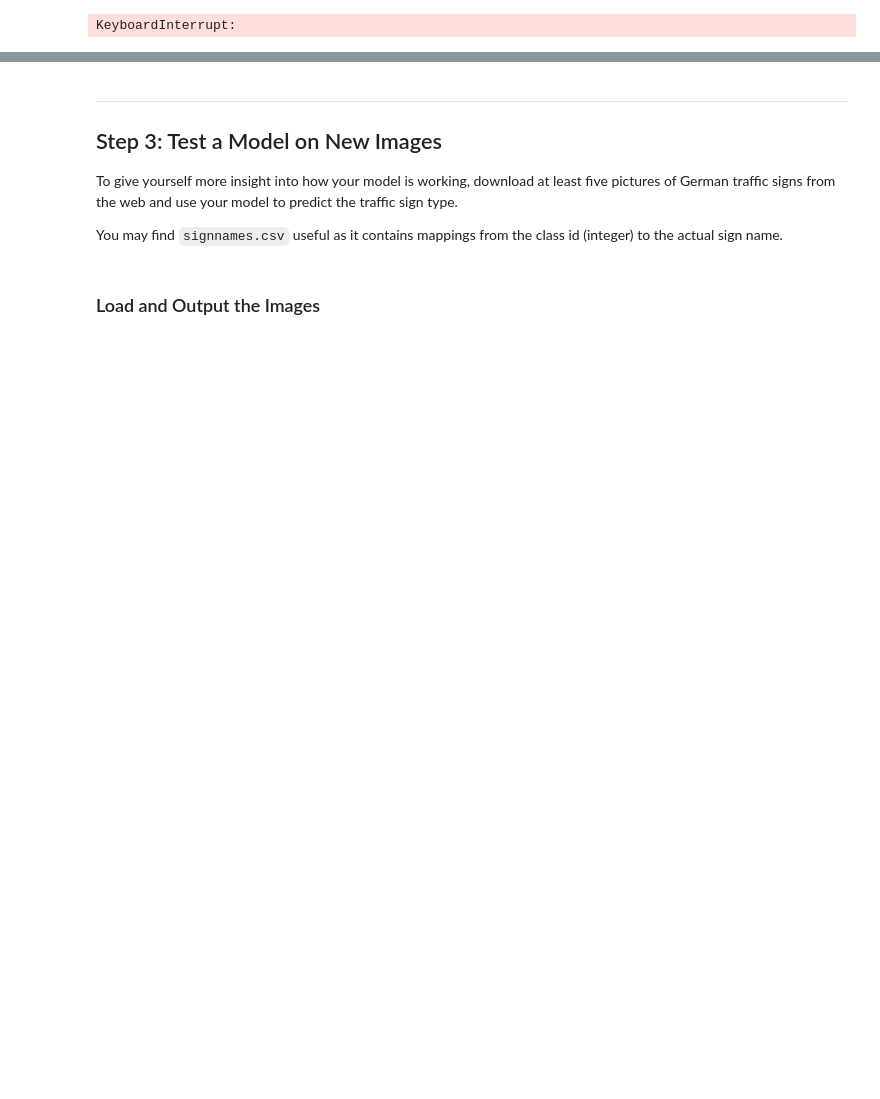
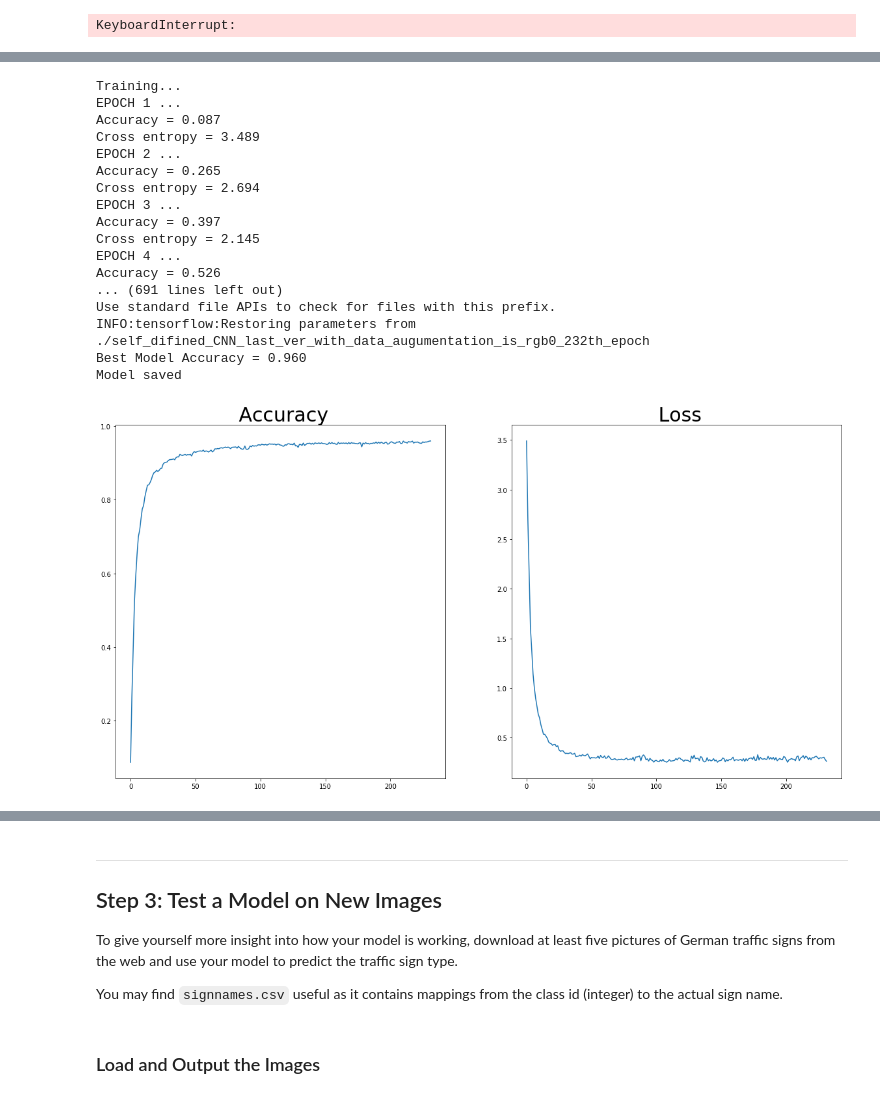
Before and after one commit to KentaNishi/CarND-Traffic-Sign-Classifier-Project, a Jupyter notebook: Traffic_Sign_Classifier.ipynb, the cells around one changed output, grey strips where cells are left out. Drawn from its saved outputs; the diff is of its cells as text; code cells hidden in the pictures; blank space fills up the shorter version.

```diff
--- a/Traffic_Sign_Classifier.ipynb
+++ b/Traffic_Sign_Classifier.ipynb
@@ -1921,15 +1889,17 @@ axes[2].set_title("Test data distribution",fontsize=18)
 
 
 
-rate = 0.0001
+rate = 0.001
 EPOCHS=1000
+BATCH_SIZE=256
+is_rgb = 0
 logits = self_difined_CNN_last_ver(x,keep_prob_1,keep_prob_2)
 cross_entropy = tf.nn.softmax_cross_entropy_with_logits(labels=one_hot_y, logits=logits)
 loss_operation = tf.reduce_mean(cross_entropy)
 optimizer = tf.train.AdamOptimizer(learning_rate = rate)
 training_operation = optimizer.minimize(loss_operation)
 # to save result
-saver = tf.train.Saver(max_to_keep=100)
+saver2 = tf.train.Saver(max_to_keep=100)
 parameter = {'accuracy_array' : np.array([]),
              'loss_array' : np.array([])}
 # Model Evaluation
@@ -1939,19 +1909,13 @@ def evaluation(X_eval,y_eval,is_rgb=0):
     sess = tf.get_default_session()
     total_ac = 0
     total_loss = 0
-    ### gray_ver ###
     if is_rgb == 0:
-        X_processed , y_processed = pre_process(X_eval,y_eval)
+        data_gen = preprocess_generator(X_eval,y_eval,BATCH_SIZE)
+    elif is_rgb == 1:
+        data_gen = preprocess_keep_rgb_generator(X_eval,y_eval,BATCH_SIZE)
     #endif
-    ################
-    ### rgb_ver ###
-    else:
-        X_processed , y_processed = pre_process_keep_rgb(X_eval,y_eval)
-    #endif
-    ###############
-    for offset in range(0, n_valid, BATCH_SIZE):
-        end = offset + BATCH_SIZE
-        batch_x, batch_y = X_processed[offset:end], y_processed[offset:end]
+    for offset in range(0, len(X_eval), BATCH_SIZE):
+        batch_x, batch_y = data_gen.__next__()
         accuracy = sess.run(accuracy_operation, feed_dict={x: batch_x, y: batch_y,keep_prob_1:0.8,keep_prob_2:0.5})
         loss     = sess.run(cross_entropy,feed_dict={x: batch_x, y: batch_y,keep_prob_1:0.8,keep_prob_2:0.5})
         mean_loss = np.mean(loss)
@@ -1971,20 +1935,13 @@ with tf.Session(config=configure) as sess:
                 break
             #endif
         #endif
-        ### gray_ver ###
+
         if is_rgb == 0:
-            X_train_processed , y_train_processed = pre_process( X_train,y_train)
-        #endif
-        ################
-        ### rgb_ver ###
-        else:
-            X_train_processed , y_train_processed = pre_process_keep_rgb(X_train,y_train)
-        #endif
-        ###############
-
+            train_data_gen = preprocess_generator(X_train,y_train,BATCH_SIZE)
+        elif is_rgb == 1:
+            train_data_gen = preprocess_keep_rgb_generator(X_train,y_train,BATCH_SIZE)
         for offset in range(0,n_train,BATCH_SIZE):
-            end = offset + BATCH_SIZE
-            batch_x, batch_y = X_train_processed[offset:end],y_train_processed[offset:end]
+            batch_x, batch_y = train_data_gen.__next__()
             sess.run(training_operation, feed_dict={x:batch_x, y:batch_y,keep_prob_1:0.8,keep_prob_2:0.5})
         #endofor
         print("EPOCH {} ...".format(i+1))
@@ -1993,40 +1950,59 @@ with tf.Session(config=configure) as sess:
         parameter["loss_array"] = np.append(parameter["loss_array"],valid_loss)
         print("Accuracy = {:.3f}".format(valid_ac))
         print("Cross entropy = {:.3f}".format(valid_loss))
-        saver.save(sess, './self_difined_CNN_last_ver_is_rgb{0}_{1}th_epoch'.format(is_rgb,i+1))
+        saver2.save(sess, './self_difined_CNN_last_ver_with_data_augumentation_is_rgb{0}_{1}th_epoch'.format(is_rgb,i+1))
     #endfor
 
     #save best model.
 
     #endwith
     ind = np.argmax(parameter["accuracy_array"])
 
     print("Best epoch is {0}".format(ind+1))
-    saver.restore(sess,'./self_difined_CNN_last_ver_is_rgb{0}_{1}th_epoch'.format(is_rgb,ind+1))
+    saver2.restore(sess,'./self_difined_CNN_last_ver_with_data_augumentation_is_rgb{0}_{1}th_epoch'.format(is_rgb,ind+1))
 
 
     valid_ac,valid_loss = evaluation(X_valid, y_valid,is_rgb)
-    saver.save(sess, './self_difined_CNN_last_ver_is_rgb{0}'.format(is_rgb))
+    saver2.save(sess, './self_difined_CNN_last_ver_with_data_augumentation_is_rgb{0}'.format(is_rgb))
     print("Best Model Accuracy = {:.3f}".format(valid_ac))
 
 
 
     if is_rgb==0:
         f_1, (ax1, ax2) = plt.subplots(1, 2,figsize=(20,10))
-        ax1.plot(accuracy_array)
+        ax1.plot(parameter["accuracy_array"] )
         ax1.set_title(' Accuracy', fontsize=30)
-        ax2.plot(loss_array)
+        ax2.plot(parameter["loss_array"])
         ax2.set_title(' Loss', fontsize=30)
-        f_1.savefig('self_difined_CNN_last_ver_figure_epoch{0}_rate_{1}_batch{2}_is_rgb{3}.png'.format(EPOCHS,rate,BATCH_SIZE,is_rgb))
+        f_1.savefig('self_difined_CNN_last_vew_with_data_augumentation_figure_epoch{0}_rate_{1}_batch{2}_is_rgb{3}.png'.format(EPOCHS,rate,BATCH_SIZE,is_rgb))
         print("Model saved")
     #endif
     if is_rgb==1:
         f_2, (ax3, ax4) = plt.subplots(1, 2,figsize=(20,10))
-        ax3.plot(accuracy_array)
+        ax3.plot(parameter["accuracy_array"] )
         ax3.set_title(' Accuracy', fontsize=30)
-        ax4.plot(loss_array)
+        ax4.plot(parameter["loss_array"])
         ax4.set_title(' Loss', fontsize=30)
-        f_2.savefig('self_difined_CNN_last_ver_figure_epoch{0}_rate_{1}_batch{2}_is_rgb{3}.png'.format(EPOCHS,rate,BATCH_SIZE,is_rgb))
+        f_2.savefig('self_difined_CNN_last_ver_with_data_augumentation_figure_epoch{0}_rate_{1}_batch{2}_is_rgb{3}.png'.format(EPOCHS,rate,BATCH_SIZE,is_rgb))
         print("Model saved")
     #endif
 #endwith
+# %% [output]
+Training...
+EPOCH 1 ...
+Accuracy = 0.087
+Cross entropy = 3.489
+EPOCH 2 ...
+Accuracy = 0.265
+Cross entropy = 2.694
+EPOCH 3 ...
+Accuracy = 0.397
+Cross entropy = 2.145
+EPOCH 4 ...
+Accuracy = 0.526
+... (691 lines left out)
+Use standard file APIs to check for files with this prefix.
+INFO:tensorflow:Restoring parameters from ./self_difined_CNN_last_ver_with_data_augumentation_is_rgb0_232th_epoch
+Best Model Accuracy = 0.960
+Model saved
+[figure, added]
```
Also changed, not shown: parts of 25 cells of this notebook.
